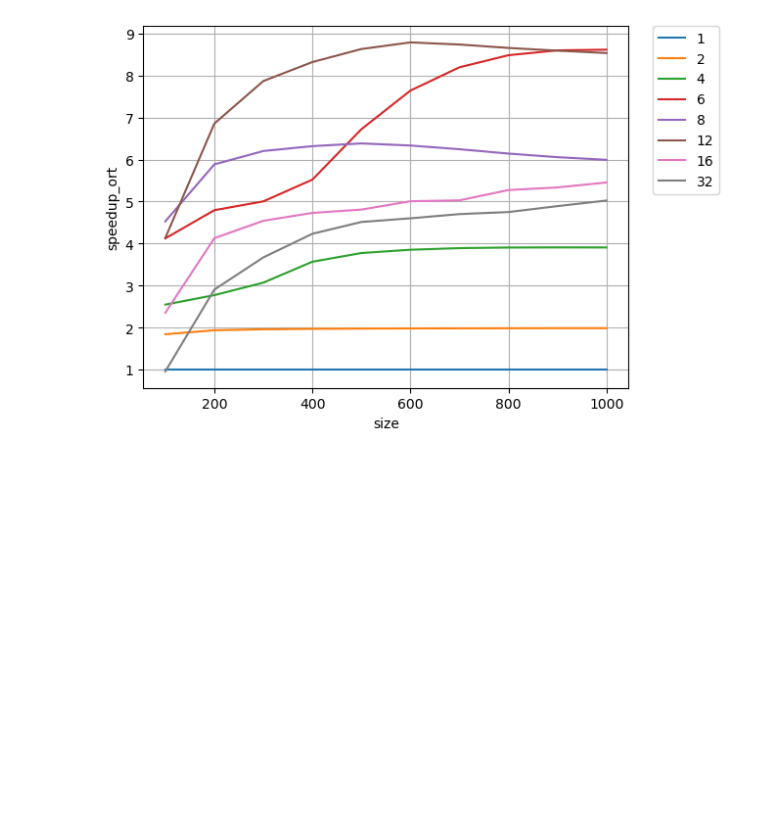
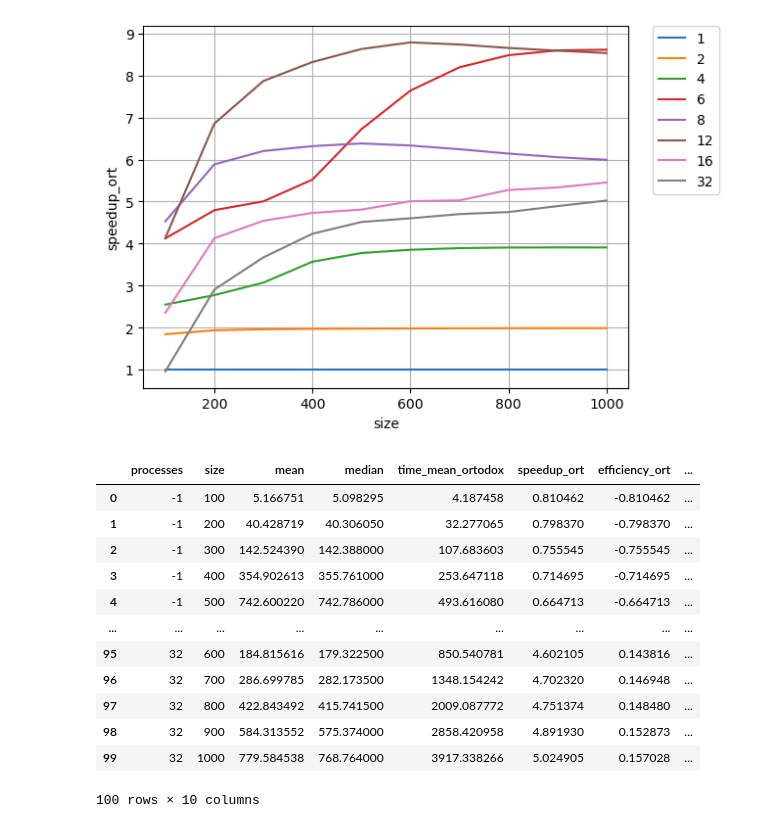
Before and after one commit to qert6g35/OWW, a Jupyter notebook: plots.ipynb, the cells around one changed output. Drawn from its saved outputs; the diff is of its cells as text; code cells hidden in the pictures; blank space fills up the shorter version.

```diff
--- a/plots.ipynb
+++ b/plots.ipynb
@@ -93,12 +93,27 @@ See the caveats in the documentation: https://pandas.pydata.org/pandas-docs/stab
 <matplotlib.legend.Legend at 0x...>
 [figure]
 # %%
-time_mean_strong = grouped[grouped['processes'] == 0][['size', 'median']].rename(columns={'median': 'time_mean_strong'})
+time_mean_strong = grouped[grouped['processes'] == -1][['size', 'median']].rename(columns={'median': 'time_mean_strong'})
 
 grouped = grouped.merge(time_mean_strong, on='size', how='left')
 
 grouped['speedup_str'] = grouped['time_mean_strong'] / grouped['median']
 grouped['efficiency_str'] = grouped['speedup_str'] / grouped['processes']
+grouped
+# %% [output]
+|  | processes | size | mean | median | time_mean_ortodox | speedup_ort | efficiency_ort | ... |
+| 0 | -1 | 100 | 5.166751 | 5.098295 | 4.187458 | 0.810462 | -0.810462 | ... |
+| 1 | -1 | 200 | 40.428719 | 40.306050 | 32.277065 | 0.798370 | -0.798370 | ... |
+| 2 | -1 | 300 | 142.524390 | 142.388000 | 107.683603 | 0.755545 | -0.755545 | ... |
+| 3 | -1 | 400 | 354.902613 | 355.761000 | 253.647118 | 0.714695 | -0.714695 | ... |
+| 4 | -1 | 500 | 742.600220 | 742.786000 | 493.616080 | 0.664713 | -0.664713 | ... |
+| ... | ... | ... | ... | ... | ... | ... | ... | ... |
+| 95 | 32 | 600 | 184.815616 | 179.322500 | 850.540781 | 4.602105 | 0.143816 | ... |
+| 96 | 32 | 700 | 286.699785 | 282.173500 | 1348.154242 | 4.702320 | 0.146948 | ... |
+| 97 | 32 | 800 | 422.843492 | 415.741500 | 2009.087772 | 4.751374 | 0.148480 | ... |
+| 98 | 32 | 900 | 584.313552 | 575.374000 | 2858.420958 | 4.891930 | 0.152873 | ... |
+| 99 | 32 | 1000 | 779.584538 | 768.764000 | 3917.338266 | 5.024905 | 0.157028 | ... |
+100 rows × 10 columns
 # %%
 import seaborn as sns
 import matplotlib.pyplot as plt
```
Also changed, not shown: parts of 2 cells of this notebook, 8 other files.
